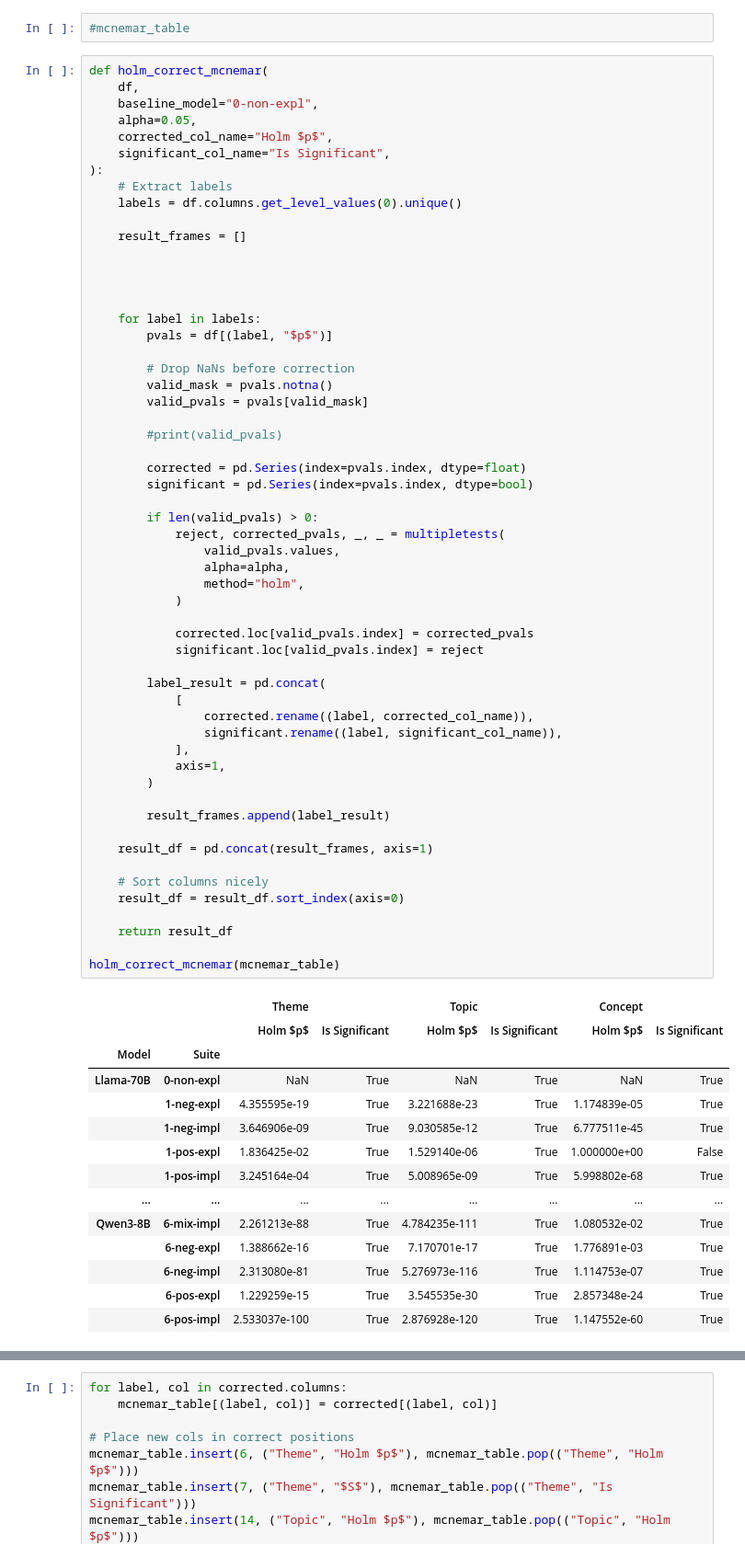
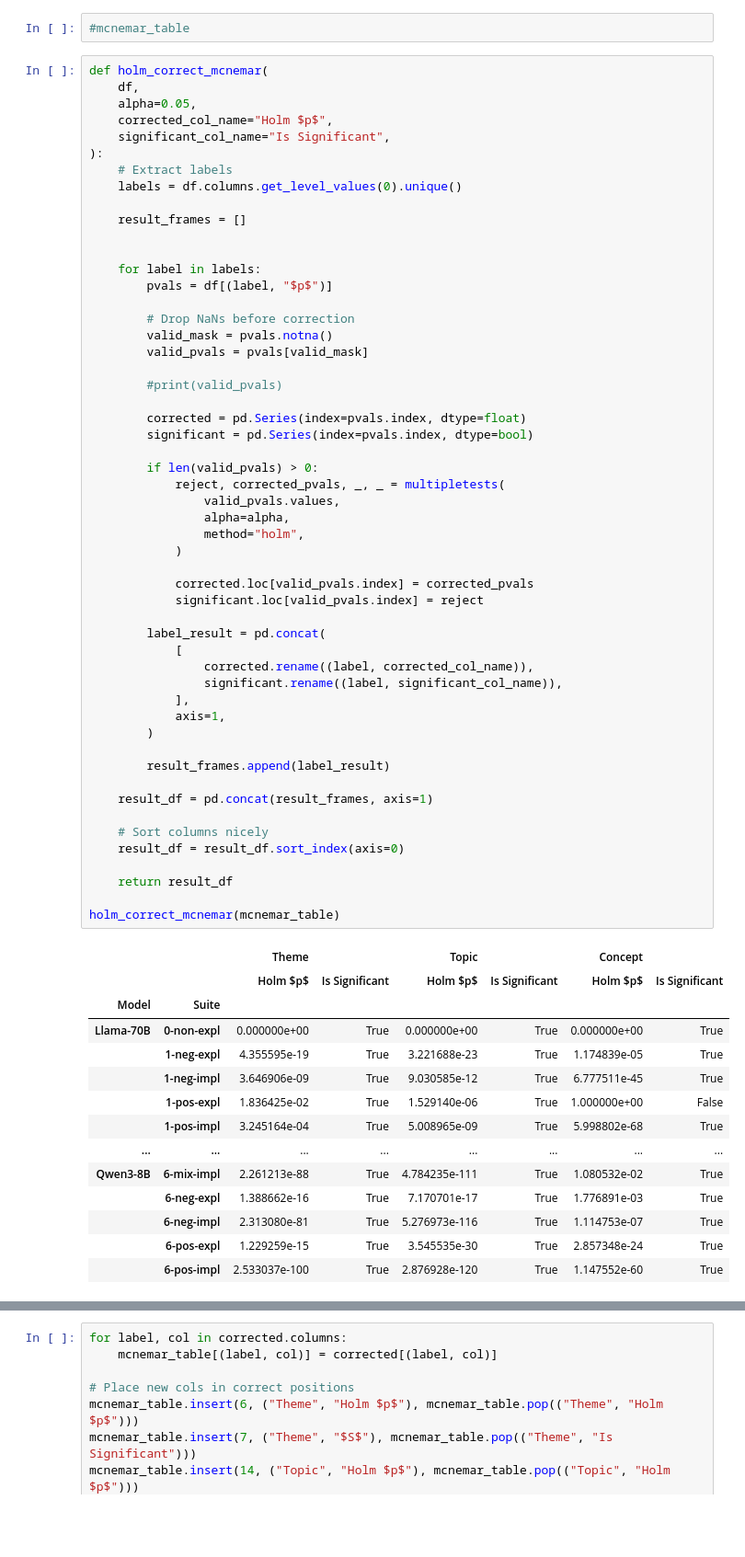
Before and after one commit to AleksiKaa/mscthesis, a Jupyter notebook: src/notebooks/results/mc_nemar.ipynb, the cells around one changed output, grey strips where cells are left out. Shown at 92% size. Saved outputs shown, nothing was run; the diff lists cells and outputs as text; blank space fills up the shorter version.

```diff
--- a/src/notebooks/results/mc_nemar.ipynb
+++ b/src/notebooks/results/mc_nemar.ipynb
@@ -316,7 +316,6 @@ mcnemar_table = mcnemar_table.sort_values(by=["Model", "Suite"])
 # %%
 def holm_correct_mcnemar(
     df,
-    baseline_model="0-non-expl",
     alpha=0.05,
     corrected_col_name="Holm $p$",
     significant_col_name="Is Significant",
@@ -325,8 +324,6 @@ def holm_correct_mcnemar(
     labels = df.columns.get_level_values(0).unique()
 
     result_frames = []
-
-
 
 
     for label in labels:
@@ -346,34 +343,34 @@ def holm_correct_mcnemar(
                 valid_pvals.values,
                 alpha=alpha,
                 method="holm",
             )
 
             corrected.loc[valid_pvals.index] = corrected_pvals
             significant.loc[valid_pvals.index] = reject
 
         label_result = pd.concat(
             [
                 corrected.rename((label, corrected_col_name)),
                 significant.rename((label, significant_col_name)),
             ],
             axis=1,
         )
 
         result_frames.append(label_result)
 
     result_df = pd.concat(result_frames, axis=1)
 
     # Sort columns nicely
     result_df = result_df.sort_index(axis=0)
 
     return result_df
 
 holm_correct_mcnemar(mcnemar_table)
 # %% [output]
 |  |  | Theme |  | Topic |  | Concept |  |
 |  |  | Holm $p$ | Is Significant | Holm $p$ | Is Significant | Holm $p$ | Is Significant |
 | Model | Suite |  |  |  |  |  |  |
-| Llama-70B | 0-non-expl | NaN | True | NaN | True | NaN | True |
+| Llama-70B | 0-non-expl | 0.000000e+00 | True | 0.000000e+00 | True | 0.000000e+00 | True |
 |  | 1-neg-expl | 4.355595e-19 | True | 3.221688e-23 | True | 1.174839e-05 | True |
 |  | 1-neg-impl | 3.646906e-09 | True | 9.030585e-12 | True | 6.777511e-45 | True |
 |  | 1-pos-expl | 1.836425e-02 | True | 1.529140e-06 | True | 1.000000e+00 | False |
```
Also changed, not shown: parts of 1 cell of this notebook, 3 other files.
